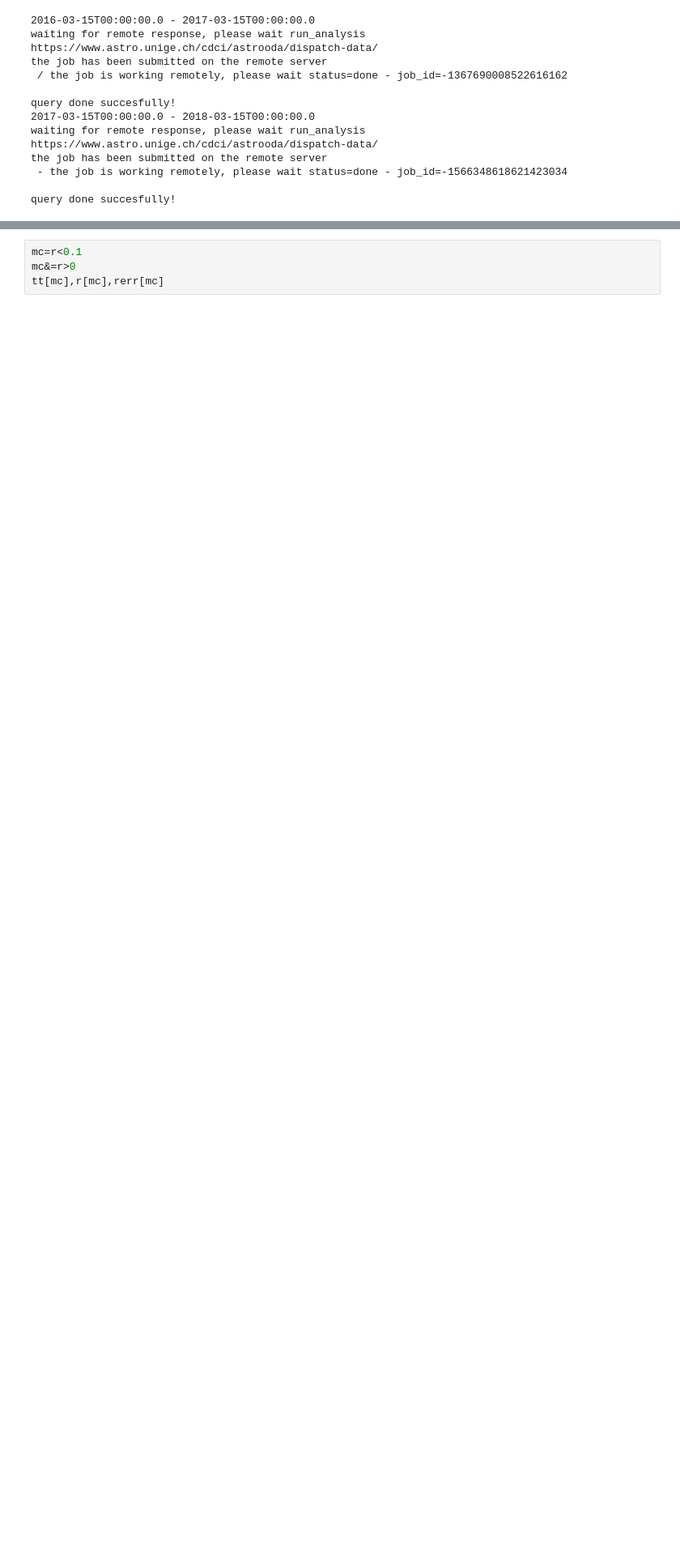
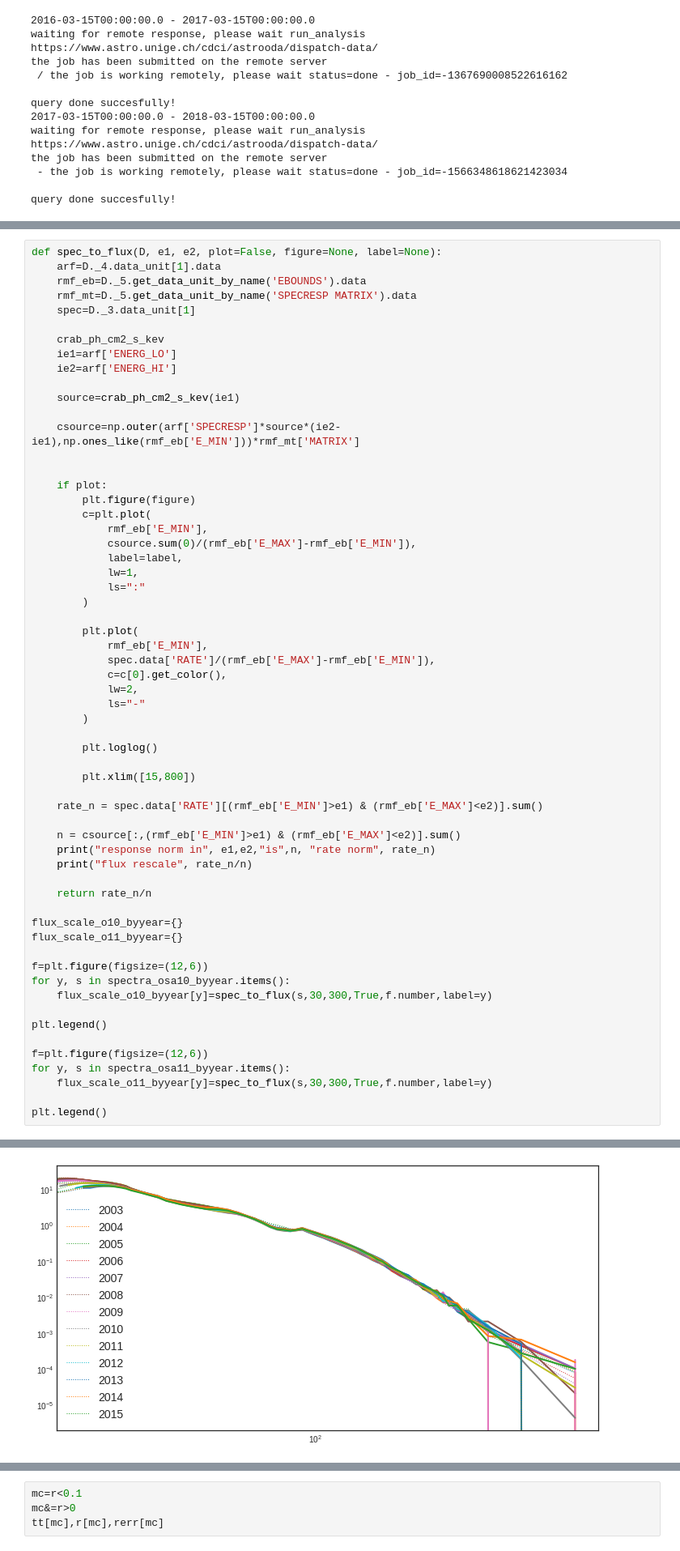
Before and after one commit to volodymyrss/oda_api_benchmark, a Jupyter notebook: examples/Crab_lc_longterm.ipynb, the cells around one changed output, grey strips where cells are left out. Shown: that part at 81% size. Drawn from its saved outputs; the diff is of its cells as text; blank space fills up the shorter version.

Commit message:
added spectra extraction per year

```diff
--- a/examples/Crab_lc_longterm.ipynb
+++ b/examples/Crab_lc_longterm.ipynb
@@ -283,0 +339,61 @@ query done succesfully!
+# %%
+def spec_to_flux(D, e1, e2, plot=False, figure=None, label=None):
+    arf=D._4.data_unit[1].data
+    rmf_eb=D._5.get_data_unit_by_name('EBOUNDS').data
+    rmf_mt=D._5.get_data_unit_by_name('SPECRESP MATRIX').data
+    spec=D._3.data_unit[1]
+
+    crab_ph_cm2_s_kev
+    ie1=arf['ENERG_LO']
+    ie2=arf['ENERG_HI']
+
+    source=crab_ph_cm2_s_kev(ie1)
+
+    csource=np.outer(arf['SPECRESP']*source*(ie2-ie1),np.ones_like(rmf_eb['E_MIN']))*rmf_mt['MATRIX']
+
+
+    if plot:
+        plt.figure(figure)
+        c=plt.plot(
+            rmf_eb['E_MIN'],
+            csource.sum(0)/(rmf_eb['E_MAX']-rmf_eb['E_MIN']),
+            label=label,
+            lw=1,
+            ls=":"
+        )
+
+        plt.plot(
+            rmf_eb['E_MIN'],
+            spec.data['RATE']/(rmf_eb['E_MAX']-rmf_eb['E_MIN']),
+            c=c[0].get_color(),
+            lw=2,
+            ls="-"
+        )
+
+        plt.loglog()
+
+        plt.xlim([15,800])
+
+    rate_n = spec.data['RATE'][(rmf_eb['E_MIN']>e1) & (rmf_eb['E_MAX']<e2)].sum()
+
+    n = csource[:,(rmf_eb['E_MIN']>e1) & (rmf_eb['E_MAX']<e2)].sum()
+    print("response norm in", e1,e2,"is",n, "rate norm", rate_n)
+    print("flux rescale", rate_n/n)
+
+    return rate_n/n
+
+flux_scale_o10_byyear={}
+flux_scale_o11_byyear={}
+
+f=plt.figure(figsize=(12,6))
+for y, s in spectra_osa10_byyear.items():
+    flux_scale_o10_byyear[y]=spec_to_flux(s,30,300,True,f.number,label=y)
+
+plt.legend()
+
+f=plt.figure(figsize=(12,6))
+for y, s in spectra_osa11_byyear.items():
+    flux_scale_o11_byyear[y]=spec_to_flux(s,30,300,True,f.number,label=y)
+
+plt.legend()
+# %% [output]
@@ -283,0 +418 @@ query done succesfully!
+[figure, added]
```
Also changed, not shown: parts of 5 cells of this notebook.
